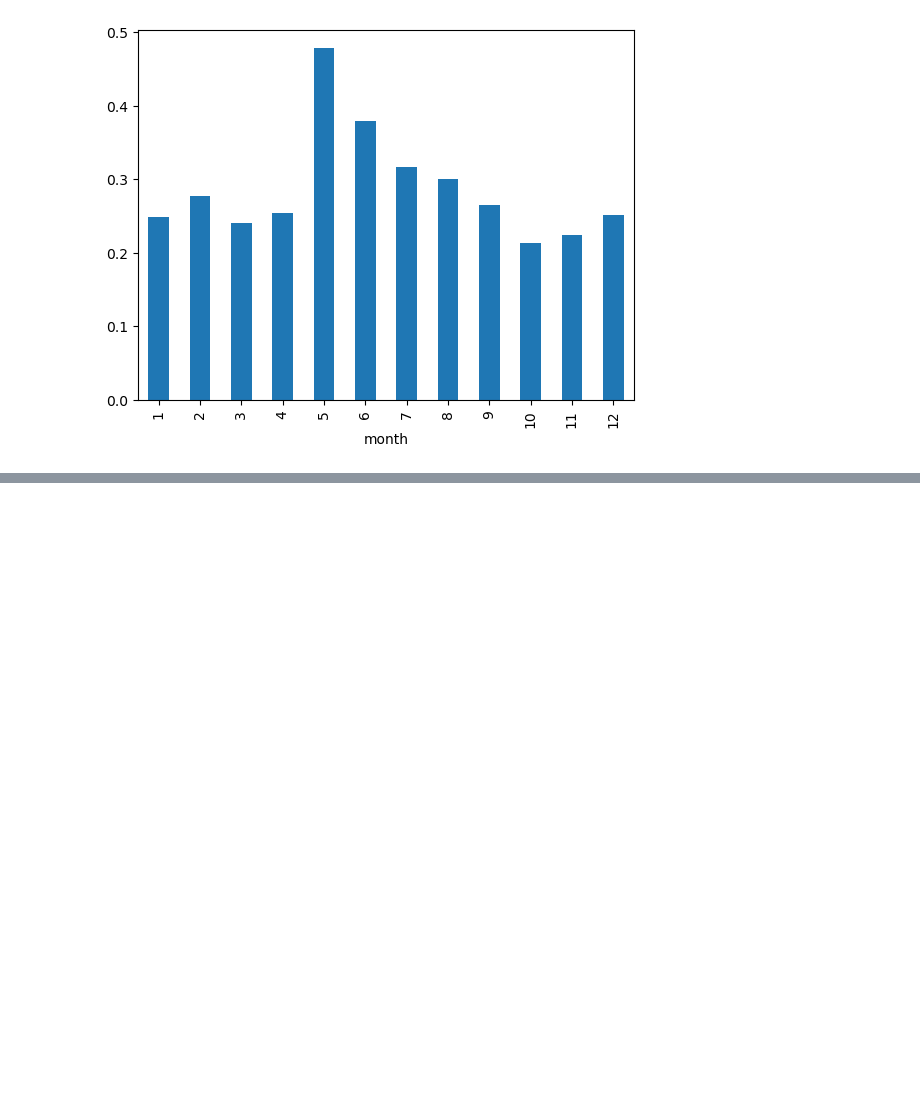
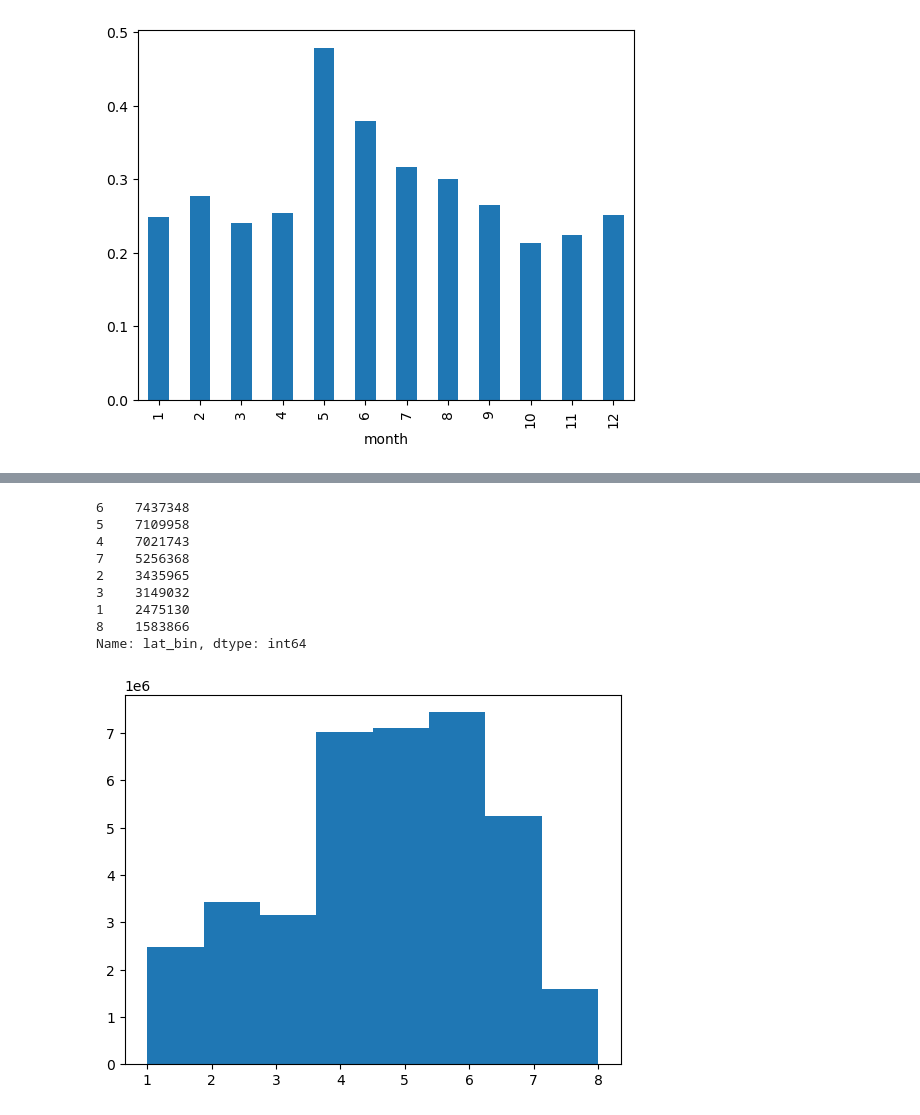
Before and after one commit to gnyirjesy/ocean-depth-characterization, a Jupyter notebook: EDA/eda_gn.ipynb, the cells around one changed output, grey strips where cells are left out. Cells and saved outputs as stored; diff of their text form; code cells hidden in the pictures; blank space fills up the shorter version.

```diff
--- a/EDA/eda_gn.ipynb
+++ b/EDA/eda_gn.ipynb
@@ -302,0 +374,26 @@ satData[['month','MO_SAT_CHL']].groupby('month').mean().plot(kind='bar', legend=
+# %%
+#Bin into symmetrical latitude bins from the equator
+sat_profile_combo['lat_bin'] = np.where(abs(sat_profile_combo['latitude'])<10, 1,
+                                np.where(abs(sat_profile_combo['latitude'])<20, 2,
+                                np.where(abs(sat_profile_combo['latitude'])<30, 3,
+                                np.where(abs(sat_profile_combo['latitude'])<40, 4,
+                                np.where(abs(sat_profile_combo['latitude'])<50,5,
+                                np.where(abs(sat_profile_combo['latitude'])<60,6,
+                                np.where(abs(sat_profile_combo['latitude'])<70, 7,
+                                8)))))))
+# %%
+#How many measurements do we have in each latitude bin
+print(sat_profile_combo['lat_bin'].value_counts())
+_ = plt.hist(sat_profile_combo['lat_bin'], bins=8)
+plt.show()
+# %% [output]
+6    7437348
+5    7109958
+4    7021743
+7    5256368
+2    3435965
+3    3149032
+1    2475130
+8    1583866
+Name: lat_bin, dtype: int64
+[figure, added]
```
Also changed, not shown: parts of 16 cells of this notebook.
